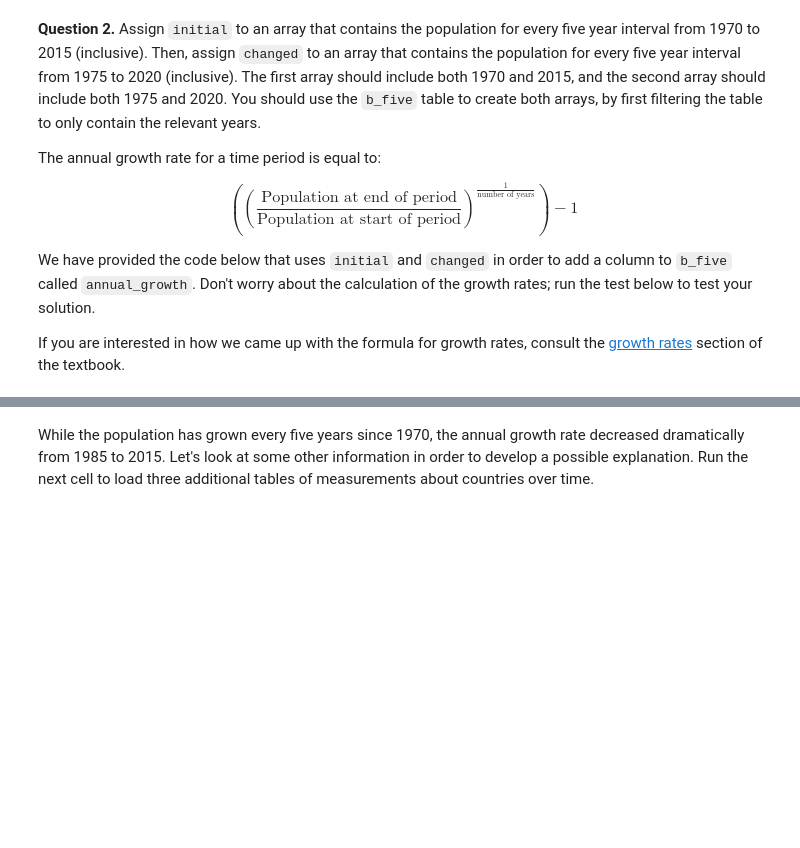
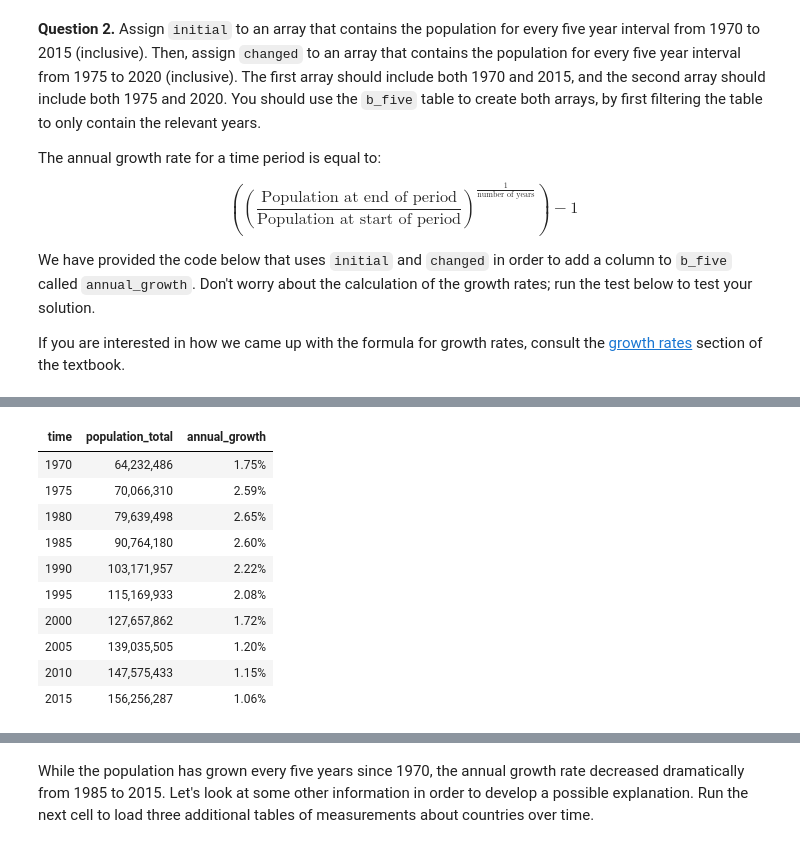
Before and after one commit to lochnes-007/WorldProgress, a Jupyter notebook: project1.ipynb, the cells around one changed output, grey strips where cells are left out. Saved outputs shown, nothing was run; the diff lists cells and outputs as text; code cells hidden in the pictures; blank space fills up the shorter version.

```diff
--- a/project1.ipynb
+++ b/project1.ipynb
@@ -97,5 +124,5 @@ In the `population` table, the `geo` column contains three-letter codes establis
 # %% [markdown]
 **Question 1.** Create a table called `b_pop` that has two columns labeled `time` and `population_total`. The first column should contain the years from 1970 through 2020 (including both 1970 and 2020) and the second should contain the population of Bangladesh in each of those years.
 # %%
-b_pop = ...
+b_pop = population.where("geo", "bgd").select("time", "population_total").where("time", are.between_or_equal_to(1970, 2020))
 b_pop
@@ -122,9 +192,21 @@ If you are interested in how we came up with the formula for growth rates, consu
 # %%
-initial = ...
-changed = ...
+initial = b_five.take(np.arange(0,10,1)).column("population_total")
+changed = b_five.take(np.arange(1,11,1)).column("population_total")
 
 b_1970_through_2015 = b_five.where('time', are.below_or_equal_to(2015))
 b_five_growth = b_1970_through_2015.with_column('annual_growth', (changed/initial)**0.2-1)
 b_five_growth.set_format('annual_growth', PercentFormatter)
+# %% [output]
+| time | population_total | annual_growth |
+| 1970 | 64,232,486 | 1.75% |
+| 1975 | 70,066,310 | 2.59% |
+| 1980 | 79,639,498 | 2.65% |
+| 1985 | 90,764,180 | 2.60% |
+| 1990 | 103,171,957 | 2.22% |
+| 1995 | 115,169,933 | 2.08% |
+| 2000 | 127,657,862 | 1.72% |
+| 2005 | 139,035,505 | 1.20% |
+| 2010 | 147,575,433 | 1.15% |
+| 2015 | 156,256,287 | 1.06% |
 # %%
 grader.check("q1_2")
```
Also changed, not shown: parts of 11 cells of this notebook, 1 other file.
